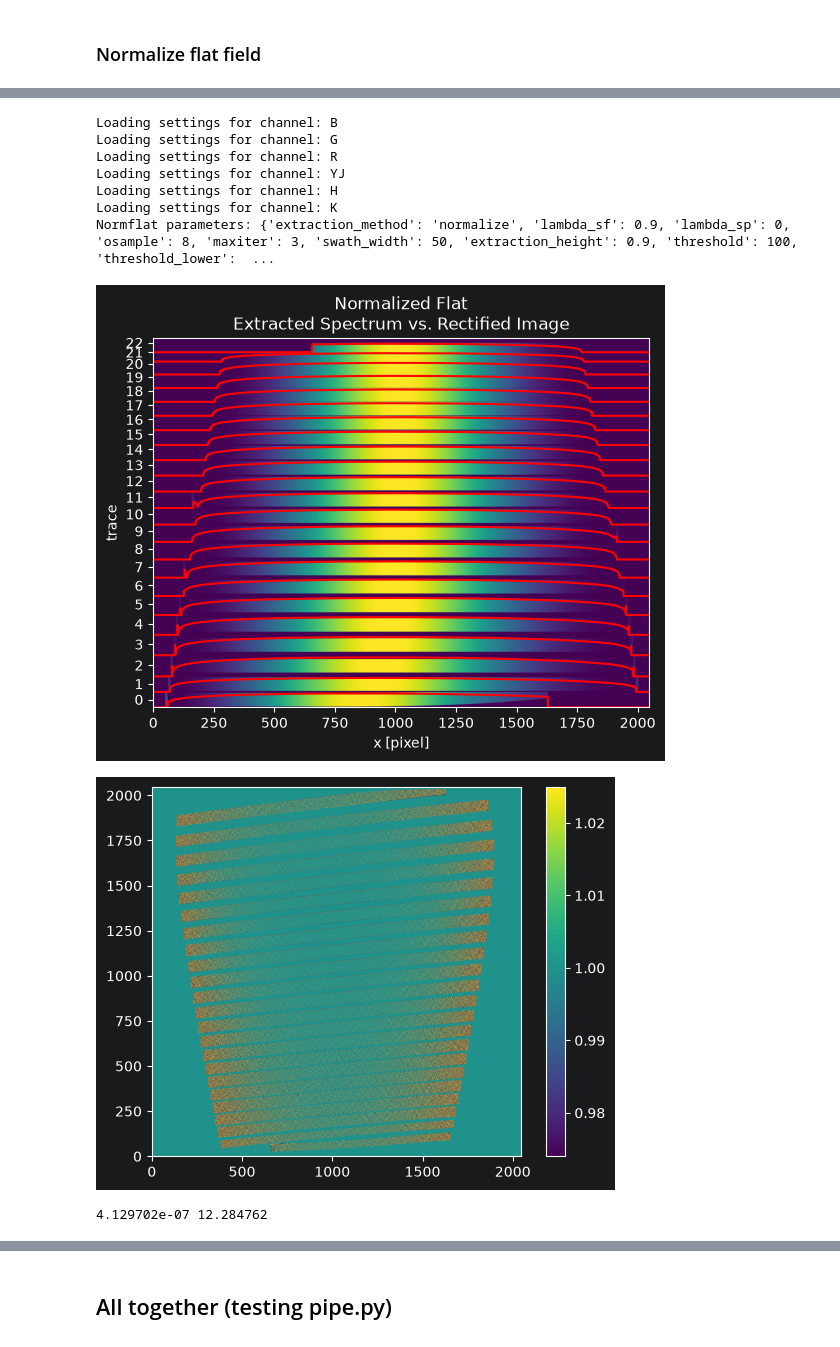
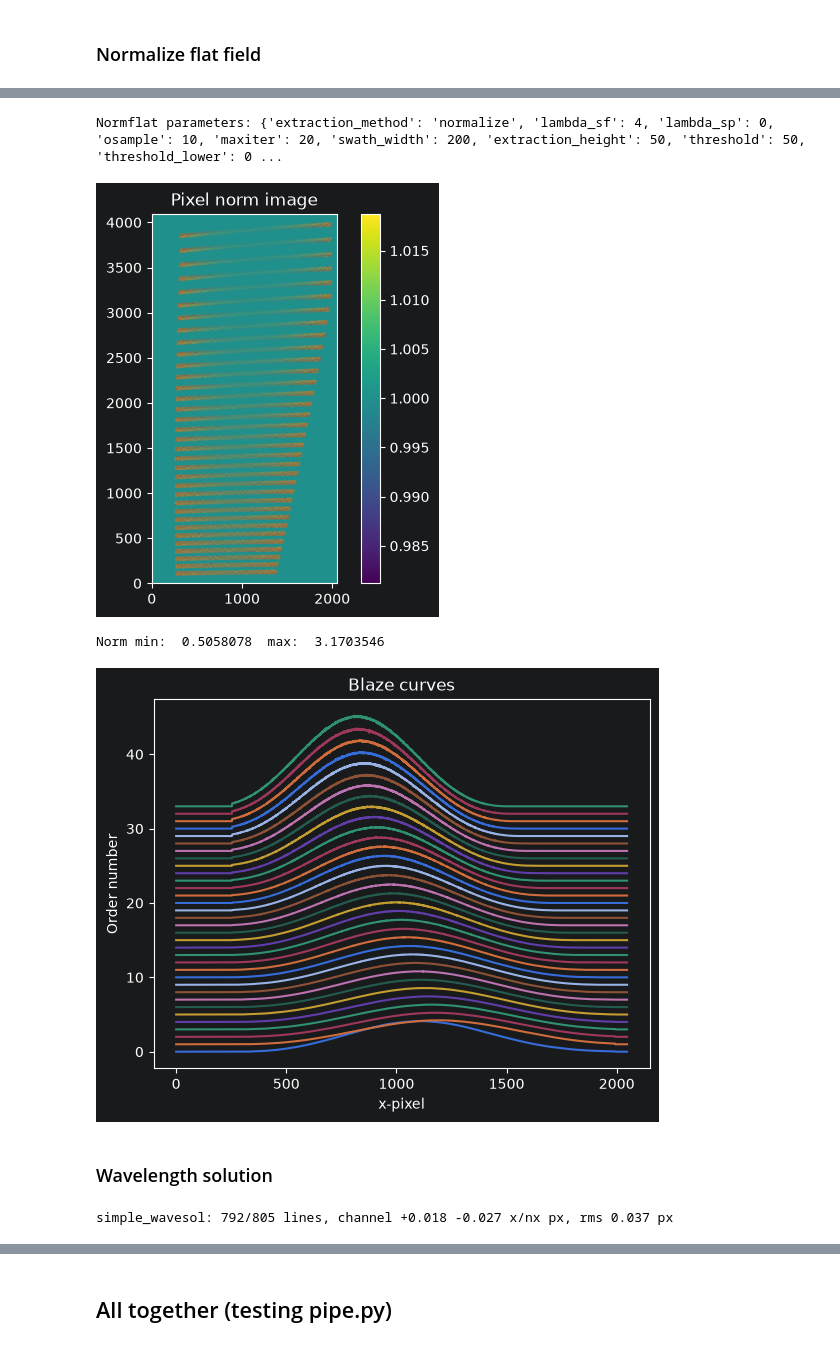
Before and after one commit to CaltechOpticalObservatories/zshooter-drp, a Jupyter notebook: notebooks/extraction_demo.ipynb, the cells around one changed output, grey strips where cells are left out. Drawn from its saved outputs; the diff is of its cells as text; code cells hidden in the pictures.

```diff
--- a/notebooks/extraction_demo.ipynb
+++ b/notebooks/extraction_demo.ipynb
@@ -17,6 +21,5 @@ methods to load it correctly.
 # %%
-from zsdrp.ZSHOOTER import ZSHOOTER
-zs = ZSHOOTER()
+zs = zsdrp.ZSHOOTER.ZSHOOTER()
 # %% [markdown]
 ## Load files
 # %%
@@ -64,5 +112,5 @@ Let's reduce the data of one channel step-by-step using core algorithms from pyr
 # %%
-channel = 'B'
+channel = 'BLUE'
 chanfiles = files[channel]
 # %% [markdown]
 ### Master combine and load mask
@@ -92,12 +136,12 @@ flat, fhead = combine_calibrate(files=chanfiles['flat'], instrument=zs, channel=
 The pyreduce core functions for this and next steps are wrapped in `zsdrp.steps` functions to map settings keys to function
 kwargs correctly.
 # %%
-from zsdrp.steps import TraceWrapper as trace_wrapper
-
 # reload settings if needed
 settings_cfg = load_zshooter_settings()
 cfg = settings_cfg[channel].get('trace')
 
-traces = trace_wrapper.run(flat, cfg)
-trace_wrapper.save(traces, f"{outdir}/trace_{channel}.fits")
+# call trace step
+traces = zsdrp.steps.TraceWrapper.run(flat, step_cfg=cfg)
+# save
+zsdrp.steps.TraceWrapper.save(traces, f"{outdir}/trace_{channel}.fits")
 # %% [output]
@@ -113,10 +151,13 @@ Tracing parameters: {'degree': 4, 'max_error': None, 'degree_before_merge': 2, '
 # %% [markdown]
 ### Slit curvature
 # %%
-from zsdrp.steps import CurvatureWrapper as curvature_wrapper
+from pyreduce.combine_frames import combine_calibrate
 
 settings_cfg = load_zshooter_settings()
 cfg = settings_cfg[channel].get('curvature')
-
-traces_with_curv = curvature_wrapper.run(arc, deepcopy(traces), step_cfg=cfg)
+cfg['plot'] = True
+# combine arc lamp frames into master to pass to curvature step
+arc, ahead = combine_calibrate(chanfiles['wavecal_master'], instrument=zs, channel=channel, bias=bias, bhead=bhead)
+# call curvature step, results of curvature get added in traces
+traces = zsdrp.steps.CurvatureWrapper.run(arc, traces, step_cfg=cfg)
 # %% [output]
@@ -136,25 +176,30 @@ Curvature parameters: {'mode': '2D', 'fit_degree': [1, 1], 'curve_degree': 1, 'c
 # %%
-from zsdrp.steps import NormflatWrapper as normflat_wrapper
-
 settings_cfg = load_zshooter_settings()
 cfg = settings_cfg[channel].get('norm_flat')
 
-norm, blaze, slitfunc, slitfunc_meta = normflat_wrapper.run(flat, fhead, traces, cfg)
+# call norm_flat step
+norm, blaze, slitfunc, slitfunc_meta = zsdrp.steps.NormflatWrapper.run(flat, fhead, traces, step_cfg=cfg)
+
+# plot pixel norm image
+vmin, vmax = np.percentile(norm, [5, 95])
+plt.imshow(norm, origin='lower', vmin=vmin, vmax=vmax, cmap='viridis')
+plt.colorbar()
+plt.title('Pixel norm image')
+plt.show()
+print('Norm min: ', norm.min(), ' max: ', norm.max())
+
+# plot blaze curves per order
+plt.figure()
+for i,b in enumerate(blaze):
+    plt.plot(range(len(b)), b/np.median(b) + i, label=i)
+plt.ylabel('Order number')
+plt.xlabel('x-pixel')
+plt.title('Blaze curves')
+plt.show()
 # %% [output]
-Loading settings for channel: B
-Loading settings for channel: G
-Loading settings for channel: R
-Loading settings for channel: YJ
-Loading settings for channel: H
-Loading settings for channel: K
-Normflat parameters: {'extraction_method': 'normalize', 'lambda_sf': 0.9, 'lambda_sp': 0, 'osample': 8, 'maxiter': 3, 'swath_width': 50, 'extraction_height': 0.9, 'threshold': 100, 'threshold_lower':  ...
+Normflat parameters: {'extraction_method': 'normalize', 'lambda_sf': 4, 'lambda_sp': 0, 'osample': 10, 'maxiter': 20, 'swath_width': 200, 'extraction_height': 50, 'threshold': 50, 'threshold_lower': 0 ...
-[figure, old version]
+[figure, new version]
+Norm min:  0.5058078  max:  3.1703546
+[figure, added]
-# %%
-vmin, vmax = np.percentile(norm, [5, 95])
-plt.imshow(norm, origin='lower', vmin=vmin, vmax=vmax, cmap='viridis')
-plt.colorbar()
-plt.show()
-print(norm.min(), norm.max())
-# %% [output]
-[figure, removed]
-4.129702e-07 12.284762
+# %% [markdown]
+### Wavelength solution
@@ -161 +236,7 @@ print(norm.min(), norm.max())
+# %%
+from zsdrp.steps import simple_wavesol
+
+wave_img, metrics = simple_wavesol(arc, ahead, traces)
+# %% [output]
+simple_wavesol: 792/805 lines, channel +0.018 -0.027 x/nx px, rms 0.037 px
 # %% [markdown]
```
Also changed, not shown: parts of 37 cells of this notebook, 18 other files.
